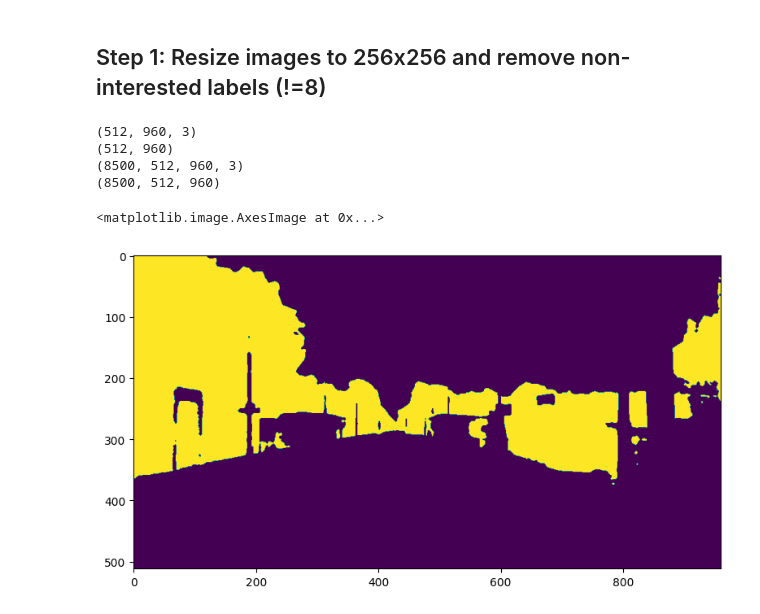
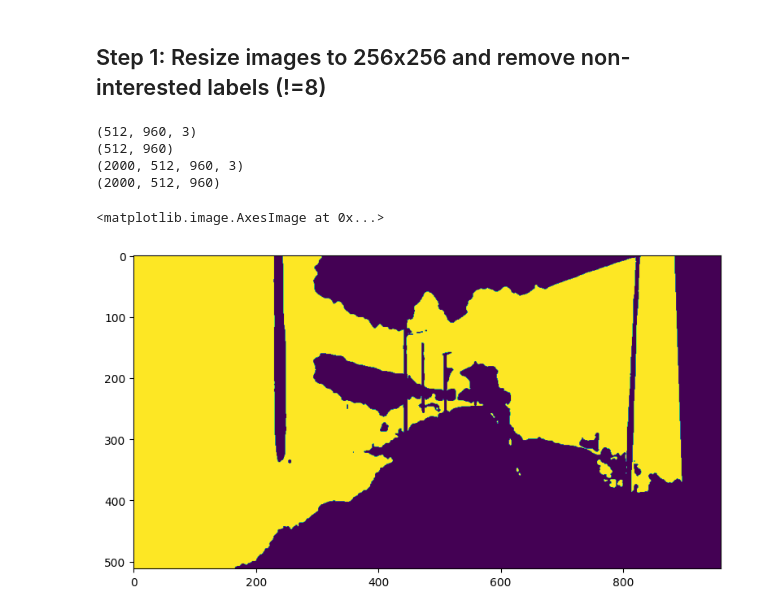
Before and after one commit to khoadaniel/vegetation-detection-railways, a Jupyter notebook: daniel/whole-images.ipynb, the cells around one changed output. Saved outputs shown, nothing was run; the diff lists cells and outputs as text; code cells hidden in the pictures.

```diff
--- a/daniel/whole-images.ipynb
+++ b/daniel/whole-images.ipynb
@@ -66,36 +62,36 @@ for filename in os.listdir(path_images):
 
         image = np.array(image)
         mask = np.array(mask)
 
         # VEG-FOCUSED mask
         mask[mask!=label_of_interest]=0
         mask[mask==label_of_interest]=1
 
 
         image_dataset.append(image)
         mask_dataset.append(mask)
 
-    if breaker==8500:
+    if breaker==2000:
         break
 
 
 # convert from list of array to array
 image_dataset = np.array(image_dataset)
 mask_dataset = np.array(mask_dataset)
 
-pickle.dump(image_dataset, open('image_dataset_8500', "wb"))
-pickle.dump(mask_dataset, open('mask_dataset_8500', "wb"))
+pickle.dump(image_dataset, open('image_dataset_2000_960x512_Median_Filtered', "wb"))
+pickle.dump(mask_dataset, open('mask_dataset_2000_960x512_Median_Filtered', "wb"))
 
 
 print(image.shape)
 print(mask.shape)
 print(image_dataset.shape)
 print(mask_dataset.shape)
 plt.imshow(mask)
 # %% [output]
 (512, 960, 3)
 (512, 960)
-(8500, 512, 960, 3)
-(8500, 512, 960)
+(2000, 512, 960, 3)
+(2000, 512, 960)
 <matplotlib.image.AxesImage at 0x...>
-[figure, old version]
+[figure, new version]
```
Also changed, not shown: parts of 1 cell of this notebook, 2 other files.
